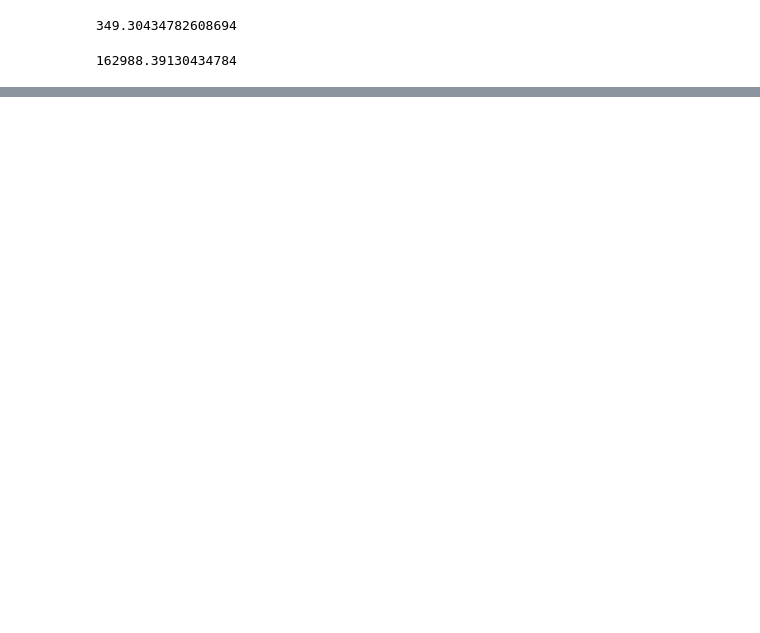
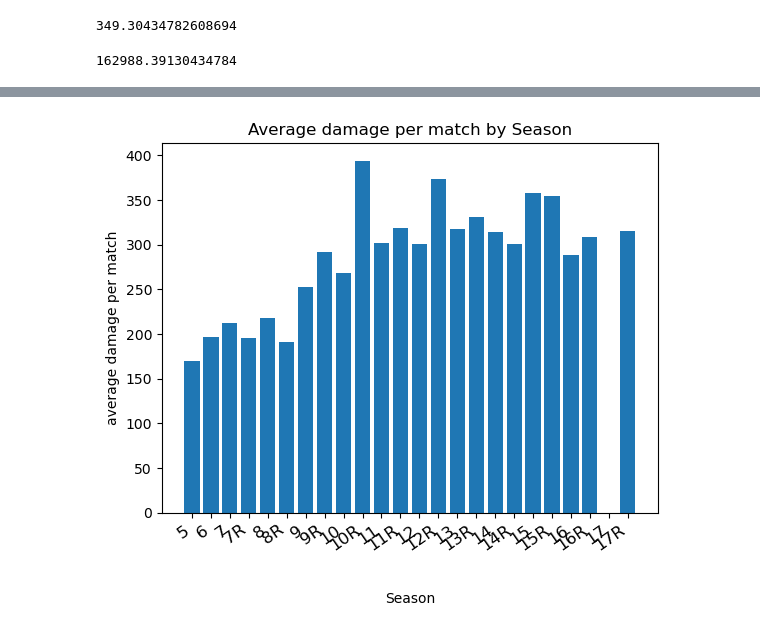
Before and after one commit to JoeBwonKenobi/Apex-K-D-Prediction_Project, a Jupyter notebook: Apex_Project.ipynb, the cells around one changed output, grey strips where cells are left out. Cells and saved outputs as stored; diff of their text form; code cells hidden in the pictures; blank space fills up the shorter version.

```diff
--- a/Apex_Project.ipynb
+++ b/Apex_Project.ipynb
@@ -180,0 +228,12 @@ plt.show()
+# %%
+plt.bar(joe_df['Season'], joe_df['Average damage per match'])
+# Set plot labels and title
+plt.xlabel('Season')
+plt.ylabel('average damage per match')
+plt.xticks(rotation=35, fontsize = 12, fontweight = 'normal', ha = 'right');
+plt.title('Average damage per match by Season')
+
+# Show the plot
+plt.show()
+# %% [output]
+[figure, added]
```
Also changed, not shown: parts of 16 cells of this notebook, 1 other file.
